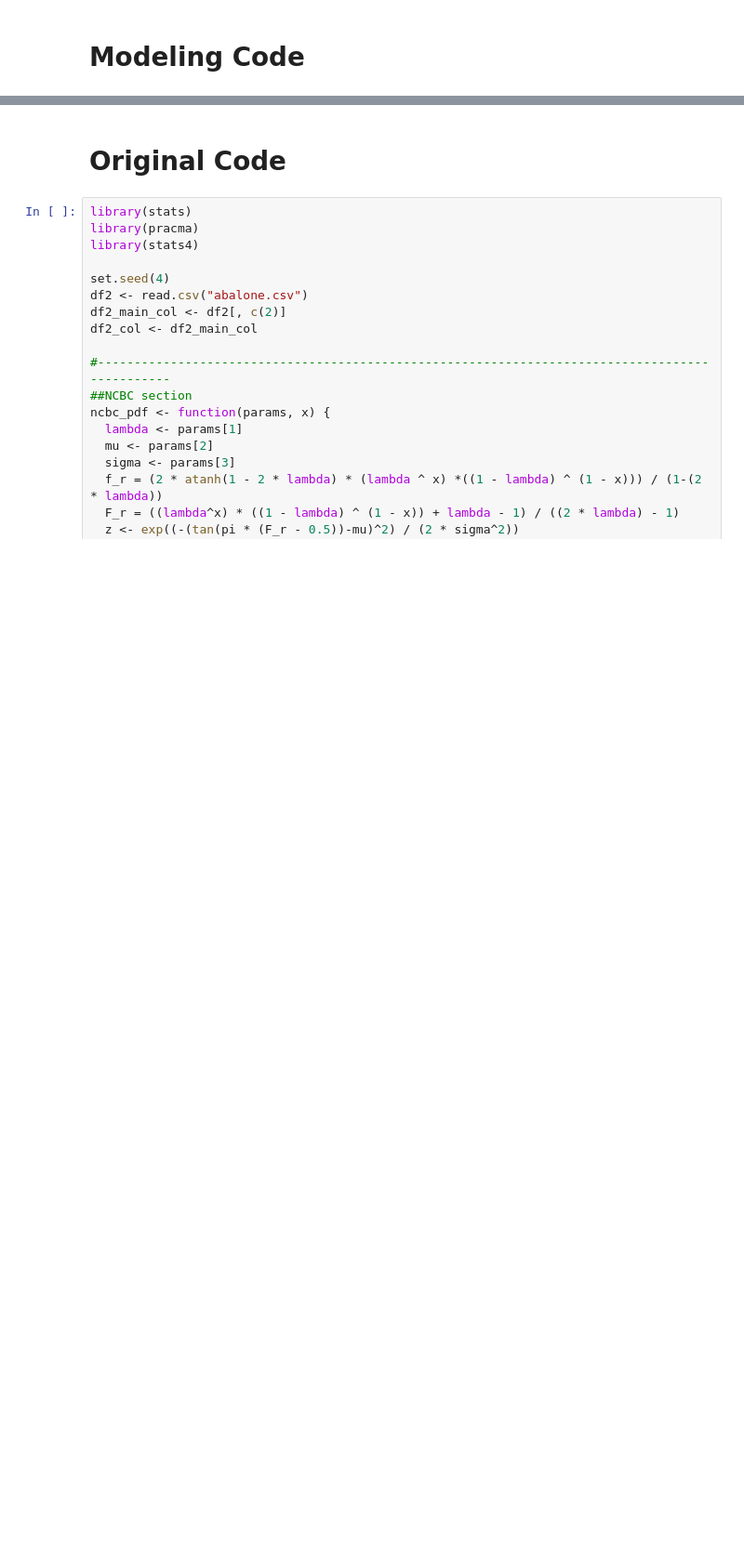
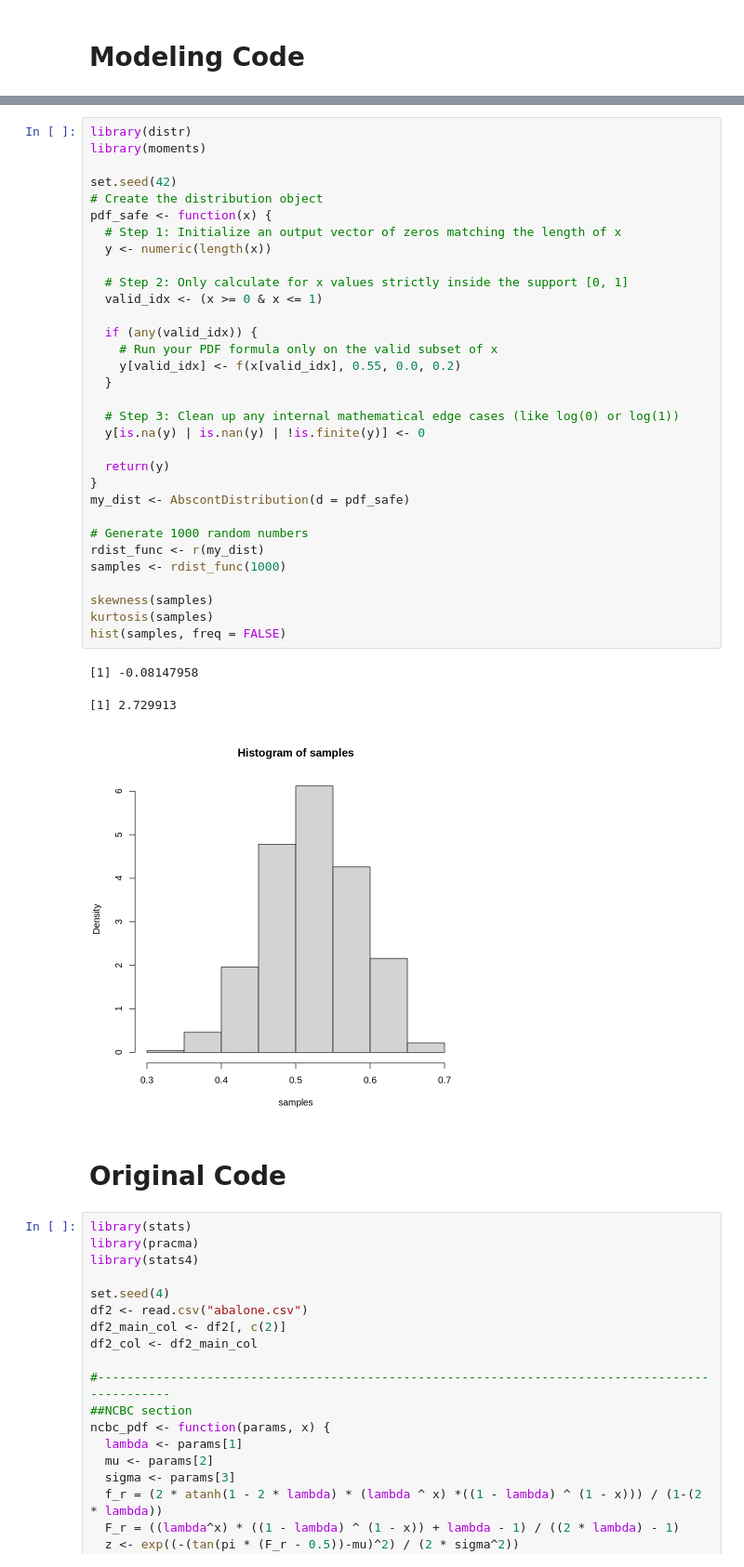
Before and after one commit to gnix22/Summer_Research_2024, a Jupyter notebook: supplementary_materials/ncbc_application_code.ipynb, the cells around one changed output, grey strips where cells are left out. Shown at 93% size. Saved outputs shown, nothing was run; the diff lists cells and outputs as text; blank space fills up the shorter version.

```diff
--- a/supplementary_materials/ncbc_application_code.ipynb
+++ b/supplementary_materials/ncbc_application_code.ipynb
@@ -79,3 +95,39 @@ par(mfrow = c(1, 1))
+# %%
+library(distr)
+library(moments)
+
+set.seed(42)
+# Create the distribution object
+pdf_safe <- function(x) {
+  # Step 1: Initialize an output vector of zeros matching the length of x
+  y <- numeric(length(x))
+
+  # Step 2: Only calculate for x values strictly inside the support [0, 1]
+  valid_idx <- (x >= 0 & x <= 1)
+
+  if (any(valid_idx)) {
+    # Run your PDF formula only on the valid subset of x
+    y[valid_idx] <- f(x[valid_idx], 0.55, 0.0, 0.2)
+  }
+
+  # Step 3: Clean up any internal mathematical edge cases (like log(0) or log(1))
+  y[is.na(y) | is.nan(y) | !is.finite(y)] <- 0
+
+  return(y)
+}
+my_dist <- AbscontDistribution(d = pdf_safe)
+
+# Generate 1000 random numbers
+rdist_func <- r(my_dist)
+samples <- rdist_func(1000)
+
+skewness(samples)
+kurtosis(samples)
+hist(samples, freq = FALSE)
+# %% [output]
+[1] -0.08147958
+[1] 2.729913
+[figure, added]
 # %% [markdown]
 # Original Code
 # %%
```
Also changed, not shown: parts of 2 cells of this notebook.
